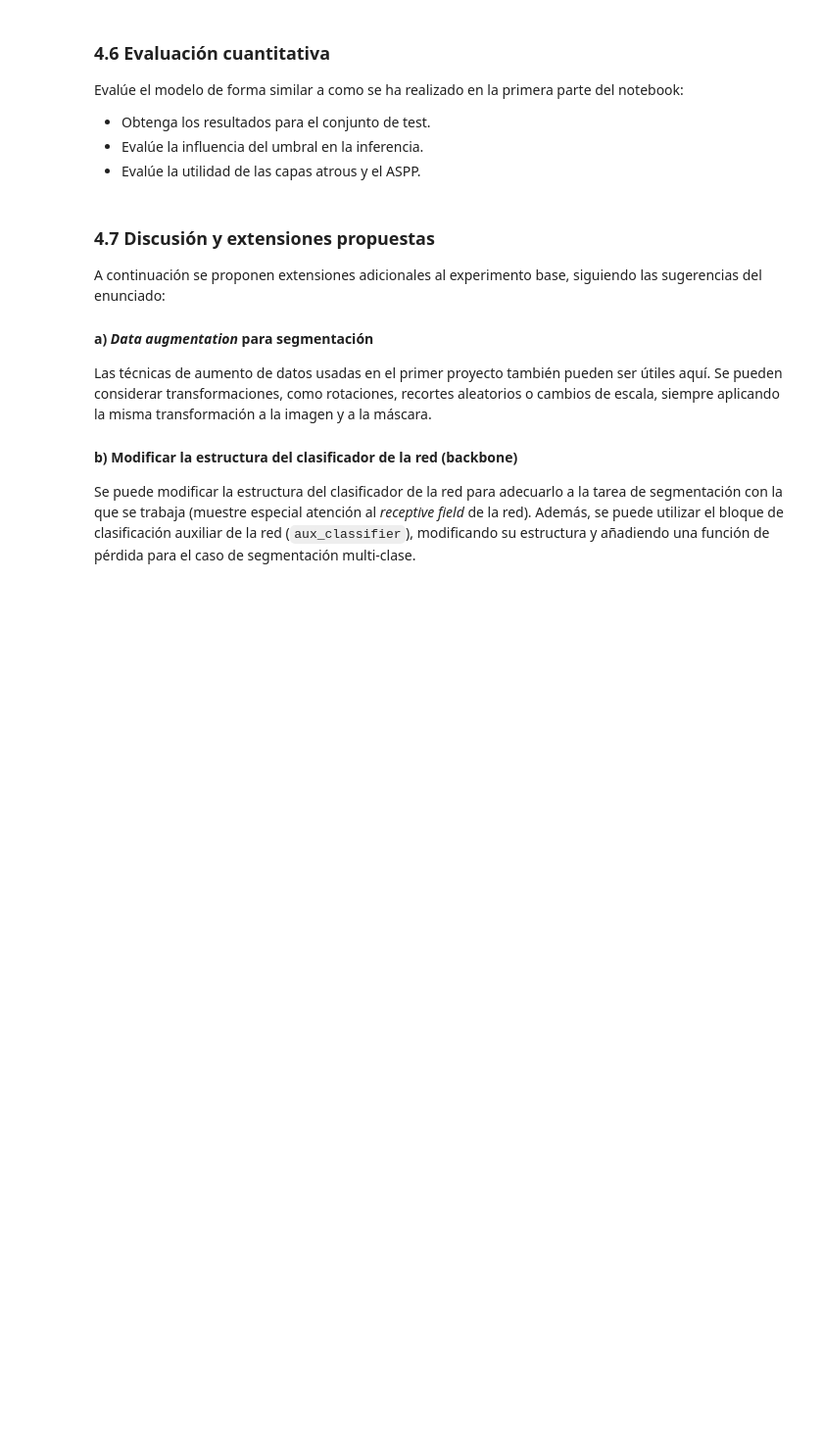
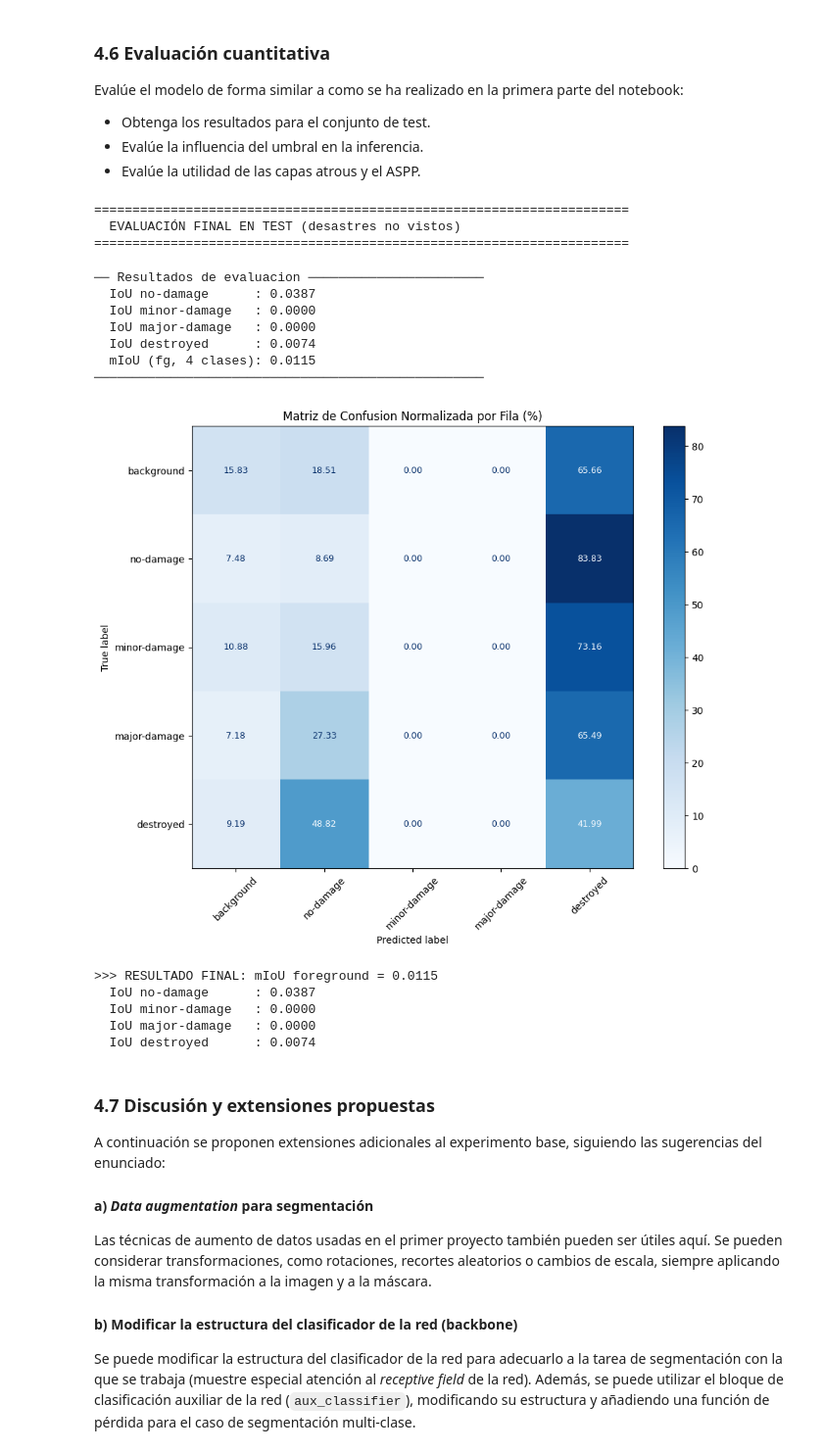
Before and after one commit to 100495891/apai-pr2a-xbd, a Jupyter notebook: APAI_Pr2A_ImageSegmentation_FINAL.ipynb, the cells around one changed output. Shown at 98% size. Cells and saved outputs as stored; diff of their text form; code cells hidden in the pictures; blank space fills up the shorter version.

```diff
--- a/APAI_Pr2A_ImageSegmentation_FINAL.ipynb
+++ b/APAI_Pr2A_ImageSegmentation_FINAL.ipynb
@@ -942,10 +951,10 @@ Mejoras clave respecto a la clase original:
 # Dataset
 # ──────────────────────────────────────────────────────────────────────────────
 DAMAGE_CLASSES = {
-    "no-damage":    0,
-    "minor-damage": 1,
-    "major-damage": 2,
-    "destroyed":    3,
+    "no-damage":    1,
+    "minor-damage": 2,
+    "major-damage": 3,
+    "destroyed":    4,
 }
 
 TASKS = {"classification", "detection", "segmentation"}
@@ -1334,6 +1343,7 @@ class xBDDataset(Dataset):
         if self.stats is not None:
             mean = np.reshape(self.stats["mean"], (1, 1, -1)).astype(np.float32)
             std  = np.reshape(self.stats["std"],  (1, 1, -1)).astype(np.float32)
+            eps = 1e-8
             patch = np.clip((patch - mean) / (3 * std + eps), -1.0, 1.0)
         else:
             patch = patch / 255.0
@@ -1553,7 +1568,7 @@ dataset_test = xBDDataset(
     split      = ["test"],
     task       = "segmentation",
     patch_size = img_size,
-    stats      = IMAGENET_STATS,
+    stats      = None,
     transform  = None,
     max_size   = max_test,
 )
@@ -1739,9 +1772,12 @@ model = get_deeplabv3_xbd(
 # Combina la estabilización píxel-a-píxel de CE con la optimización directa
 # de IoU de Dice. ignore_background=True para que el balance sea entre las
 # 4 clases foreground.
+# Añade los pesos calculados (background en 0.20, damage en valores altos)
+pesos = torch.tensor([0.1, 1.0, 10.0, 50.0, 100.0]).to(device)
 criterion = get_loss(
     "combo",
-    alpha                  = 0.5,    # mezcla 50/50 CE + Dice
+    weight                 = pesos,  # <-- ESTO FALTABA
+    alpha                  = 0.5,
     dice_ignore_background = True,
 )
 
@@ -1801,34 +1859,51 @@ Evalúe el modelo de forma similar a como se ha realizado en la primera parte de
 # ────────────────────────────────────────────────────────────────────────────
 # 4.6 Evaluación cuantitativa — sobre TEST con labels (desastres no vistos)
 # ────────────────────────────────────────────────────────────────────────────
 # El conjunto de test_with_labels contiene 5 desastres distintos de los del
 # train (hurricane-florence, hurricane-matthew, mexico-earthquake,
 # palu-tsunami, socal-fire). Esto evalúa generalización a desastres no vistos.
 
 print("=" * 70)
 print("  EVALUACIÓN FINAL EN TEST (desastres no vistos)")
 print("=" * 70)
 
 cm_final, iou_final = test_segmentation_model_xbd(
     model        = trained_model,
     dataloaders  = dataloaders_no_wrs,    # usa dataloaders_no_wrs["Test"] = test_with_labels
     device       = device,
     num_classes  = num_classes,
     class_names  = class_names,
     result_dir   = exp_dir,
-    SAVE_OPT     = True,                  # guarda predicciones visuales
+    SAVE_OPT     = False,
     batch_size   = batchsize_test,
     stats        = IMAGENET_STATS,
 )
 
 print(f"\n>>> RESULTADO FINAL: mIoU foreground = {np.mean(iou_final):.4f}")
 for i, name in enumerate(class_names[1:]):
     print(f"  IoU {name:15s}: {iou_final[i]:.4f}")
 
 # Limpieza
 del model, trained_model, optimizer, lr_scheduler, criterion
 gc.collect()
 torch.cuda.empty_cache()
+# %% [output]
+======================================================================
+  EVALUACIÓN FINAL EN TEST (desastres no vistos)
+======================================================================
+── Resultados de evaluacion ───────────────────────
+  IoU no-damage      : 0.0387
+  IoU minor-damage   : 0.0000
+  IoU major-damage   : 0.0000
+  IoU destroyed      : 0.0074
+  mIoU (fg, 4 clases): 0.0115
+───────────────────────────────────────────────────
+[figure, added]
+>>> RESULTADO FINAL: mIoU foreground = 0.0115
+  IoU no-damage      : 0.0387
+  IoU minor-damage   : 0.0000
+  IoU major-damage   : 0.0000
+  IoU destroyed      : 0.0074
 # %% [markdown]
 ### 4.7 Discusión y extensiones propuestas
 
```
Also changed, not shown: parts of 6 cells of this notebook, 2 other files.
